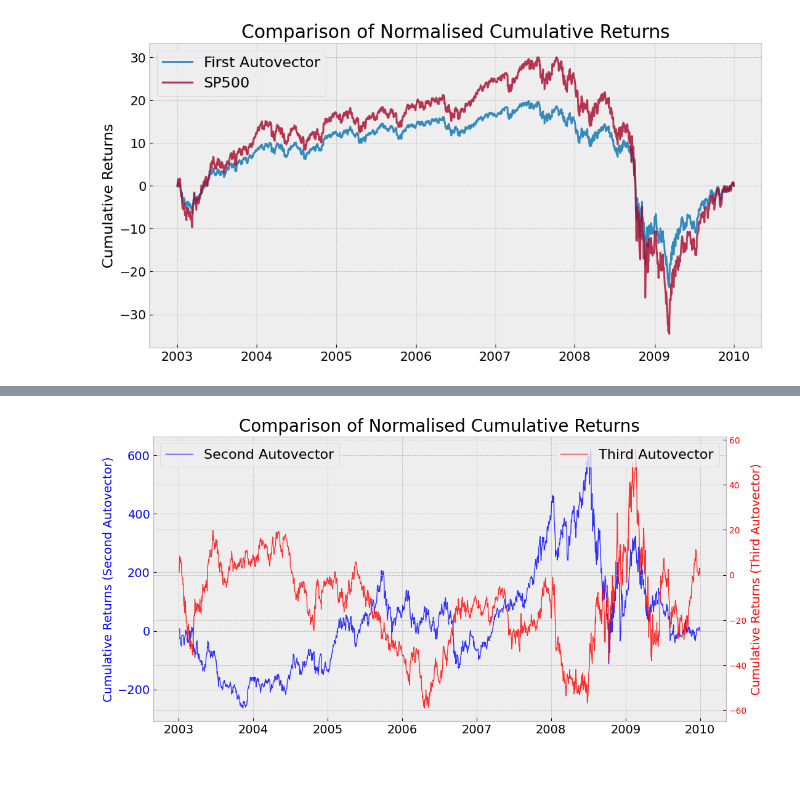
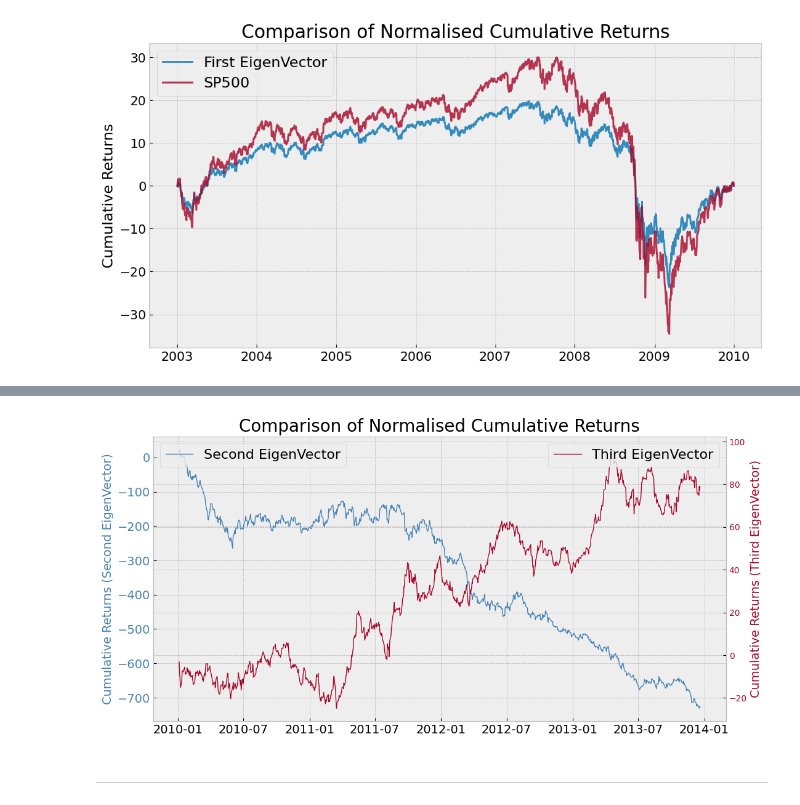
Before and after one commit to alfonso-santos/Understanding-PCA-in-finance, a Jupyter notebook: src/PCA analysis.ipynb, the cells around one changed output, grey strips where cells are left out. Drawn from its saved outputs; the diff is of its cells as text; code cells hidden in the pictures; blank space fills up the shorter version.

```diff
--- a/src/PCA analysis.ipynb
+++ b/src/PCA analysis.ipynb
@@ -48,7 +53,7 @@ ret_index_norm_test = (ret_index_test - ret_index_train.mean())/ret_index_train.
 # %%
-pca = PCA()
+pca = PCA() #Creating PCA object
 
-pca.fit(ret_sp500_norm_train)
+pca.fit(ret_sp500_norm_train) #Fitting PCA object to the data
 
-autovectores = pca.components_
-autovalores = pca.explained_variance_ratio_
+eigenvectors = pca.components_ #Principal components
+eigenvalues = pca.explained_variance_ratio_ #Explained variance
@@ -373,0 +360,9 @@ plt.show()
+# %%
+# Calculation of second and third eigenportfolio returns
+weights_second = eigenvectors[1]/np.sum(eigenvectors[1])
+weights_second_df = pd.DataFrame(weights_second, index=tickers, columns=['Peso'])
+weights_second_ord_df = weights_second_df.sort_values(by='Peso', ascending=False)
+
+weights_third = eigenvectors[2]/np.sum(eigenvectors[2])
+weights_third_df = pd.DataFrame(weights_third, index=tickers, columns=['Peso'])
+weights_third_ord_df = weights_third_df.sort_values(by='Peso', ascending=False)
@@ -374,3 +498,7 @@ plt.show()
+# %%
+ret_port_test_second = weights_second @ ret_sp500_norm_test.T
+
+ret_port_test_third = weights_third @ ret_sp500_norm_test.T
 # %%
 plt.style.use('bmh')  # Usando un estilo limpio y profesional
 
@@ -383,40 +511,42 @@ fig, ax1 = plt.subplots(figsize=(12, 6))  # Tamaño adecuado para inclusión en
 # Gráfico de la suma acumulada de retornos de la primera cartera
 # ax1.plot(ret_cartera_train.cumsum(), label='Second Autovector', linewidth=2, color='b')
 
 # ax1.plot(ret_cartera_train.cumsum().rolling(200).mean(), linestyle='--', linewidth=1, alpha=0.8, color='b')
-ax1.set_ylabel('Cumulative Returns (Second Autovector)', fontsize=14, color='b')  # Etiqueta para el eje Y
-ax1.tick_params(axis='y', labelcolor='b')  # Color del eje y
+ax1.set_ylabel('Cumulative Returns (Second EigenVector)', fontsize=14, color='#4682B4')  # Etiqueta para el eje Y
+ax1.tick_params(axis='y', labelcolor='#4682B4')  # Color del eje y
 
 # Gráfico de la suma acumulada de retornos de la segunda cartera (índice normalizado)
-ax1.plot(ret_cartera_train_segundo.cumsum(), label='Second Autovector', linewidth=1, alpha=0.8, color='b')
+ax1.plot(ret_port_test_second.cumsum(), label='Second EigenVector', linewidth=1, alpha=1, color='#4682B4')
 #ax1.plot(ret_cartera_train_segundo.cumsum().rolling(200).mean(), linestyle='--', linewidth=1, alpha=0.8, color='b')
 
 # Crear un segundo eje y
 ax2 = ax1.twinx()
 
 
 
-ax2.set_ylabel('Cumulative Returns (Third Autovector)', fontsize=16, color='r')  # Etiqueta para el segundo eje Y
+ax2.set_ylabel('Cumulative Returns (Third EigenVector)', fontsize=16, color='r')  # Etiqueta para el segundo eje Y
 ax2.tick_params(axis='y', labelcolor='r')  # Color del eje y
 
-ax2.plot(ret_cartera_train_tercer.cumsum(), label='Third Autovector', linewidth=1, alpha=0.8, color='r')
-#ax2.plot(ret_cartera_train_tercer.cumsum().rolling(200).mean(), linestyle='--', linewidth=1, alpha=0.8, color='r')
+ax2.plot(ret_port_test_third.cumsum(), label='Third EigenVector', linewidth=1, alpha=1, color='#A60628')
+#ax2.plot(ret_cartera_train_tercer.cumsum().rolling(200).mean(), linestyle='--', linewidth=1, alpha=0.8, color='#A60628')
 
-ax2.set_ylabel('Cumulative Returns (Third Autovector)', fontsize=14, color='r')  # Etiqueta para el segundo eje Y
-ax2.tick_params(axis='y', labelcolor='r')  # Color del eje y
+ax2.set_ylabel('Cumulative Returns (Third EigenVector)', fontsize=14, color='#A60628')  # Etiqueta para el segundo eje Y
+ax2.tick_params(axis='y', labelcolor='#A60628')  # Color del eje y
 
 ax1.set_title('Comparison of Normalised Cumulative Returns', fontsize=20)  # Título descriptivo
 
 ax1.legend(loc='upper left', fontsize=16)  # Leyenda para el primer eje y
 ax2.legend(loc='upper right', fontsize=16)  # Leyenda para el segundo eje y
 
 ax1.tick_params(labelsize=14)  # Ajustar tamaño de fuente para las etiquetas de los ticks
 
 plt.grid(True)  # Añadir una cuadrícula para mejorar la legibilidad
 
 # Guardar la figura en formato PDF para mejor calidad en LaTeX
-plt.savefig('/workspace/imgs/retornos_acumulados.pdf', format='pdf', dpi=300)
+plt.savefig('/workspace/imgs/retornos_acumulados23_test.pdf', format='pdf', dpi=300)
 
 plt.show()
 # %% [output]
-[figure, old version]
+[figure, new version]
+# %% [markdown]
+----
```
Also changed, not shown: parts of 48 cells of this notebook, 10 other files.
